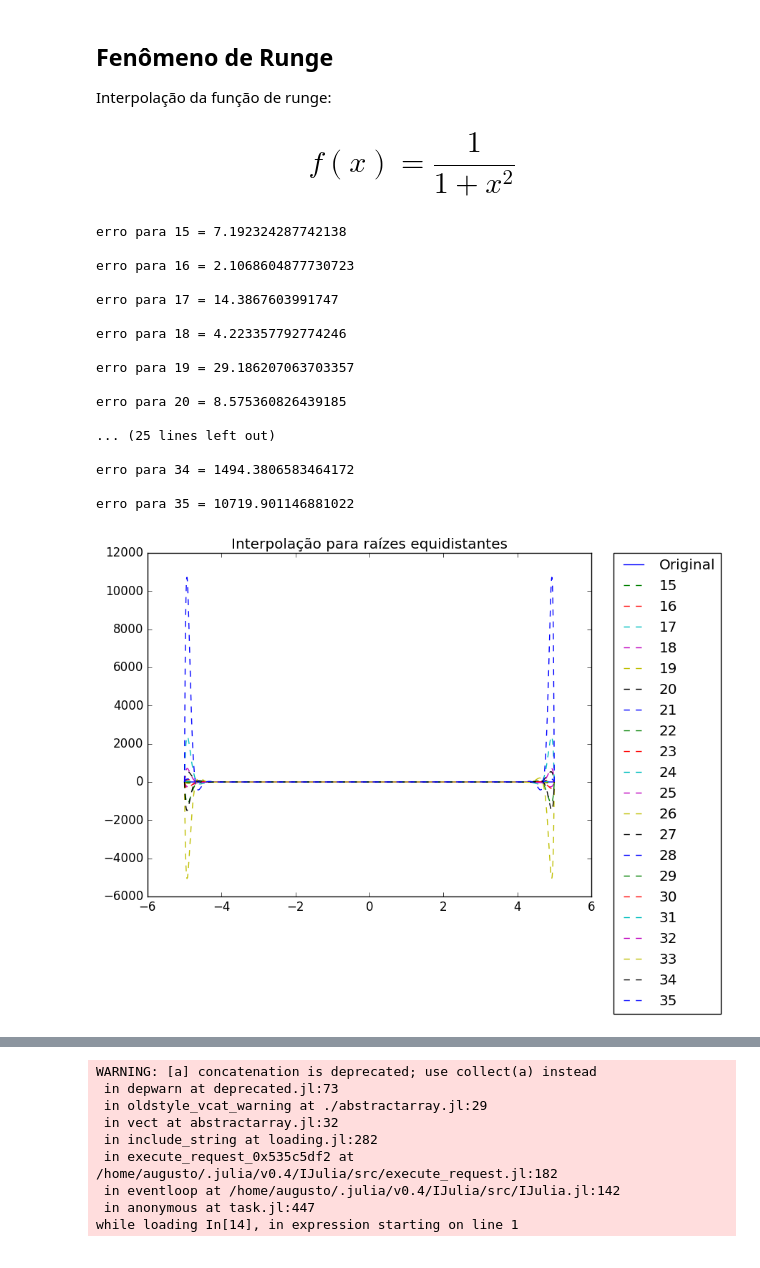
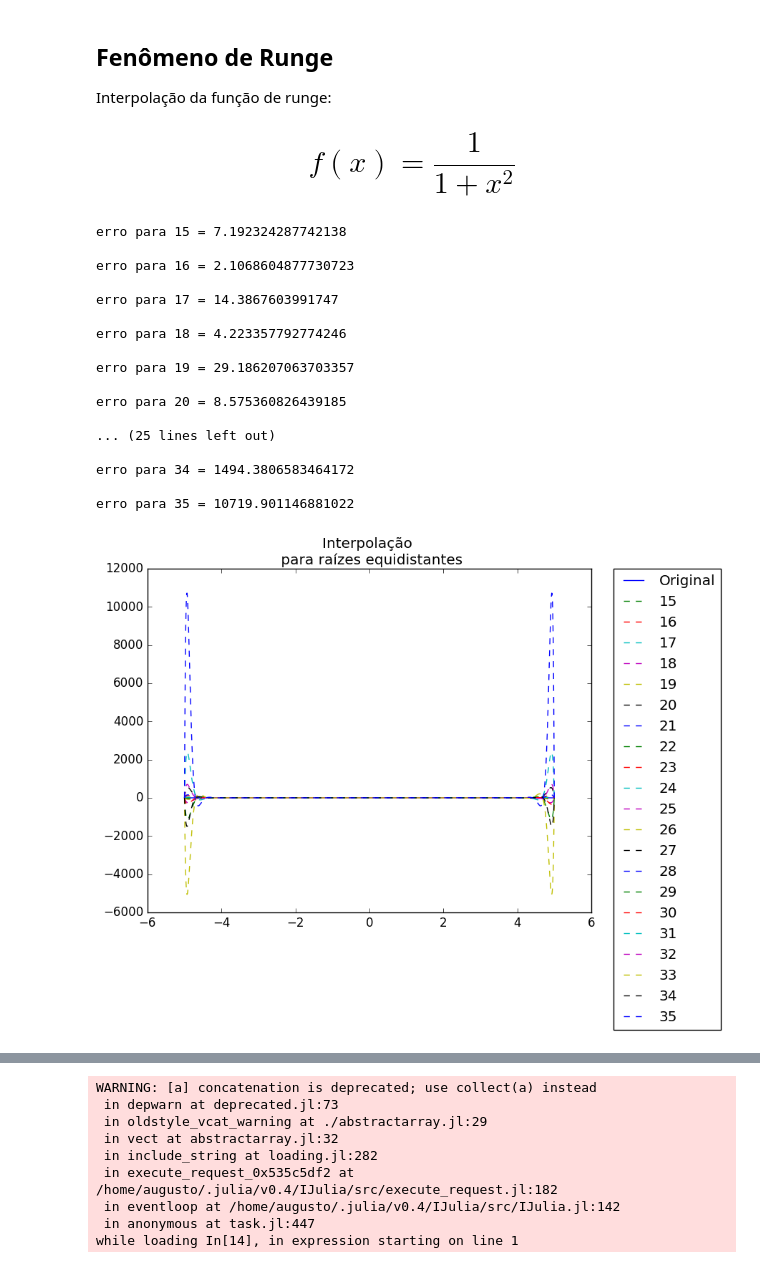
Before and after one commit to augustot2/monografia, a Jupyter notebook: src/codes/interpolation.ipynb, the cells around one changed output, grey strips where cells are left out. Saved outputs shown, nothing was run; the diff lists cells and outputs as text; code cells hidden in the pictures.

```diff
--- a/src/codes/interpolation.ipynb
+++ b/src/codes/interpolation.ipynb
@@ -111,7 +111,7 @@ nx = 1000
 x2 = linspace(a, b, nx)
 ye2 = f(x2)
 plot(x2, ye2, "-",label="Original")
-title("Interpolação para raízes equidistantes")
+title("Interpolação \n para raízes equidistantes")
 legend()
 N = 35
 l = 0.0
@@ -126,34 +126,34 @@ for Q in 15:1:N
     ye = f(z)
     #interpola os pontos por polinômios de lagrange
     Im = interp_mat(x, z)
     y =  Im * ye
     plot(x, y, "--",label = "$Q")
     legend(bbox_to_anchor=(1.05, 1), loc=2, borderaxespad=0.)
     println("  ")
 
     erro = maxabs(y-ye2)
     l = [l maxabs(y-ye2)]
     println("erro para $Q = $erro")
 end
 # %% [output]
 erro para 15 = 7.192324287742138
 
 erro para 16 = 2.1068604877730723
 
 erro para 17 = 14.3867603991747
 
 erro para 18 = 4.223357792774246
 
 erro para 19 = 29.186207063703357
 
 erro para 20 = 8.575360826439185
 
 ... (25 lines left out)
 
 erro para 34 = 1494.3806583464172
 
 erro para 35 = 10719.901146881022
-[figure, old version]
+[figure, new version]
 # %%
 
 #intervalo
```
Also changed, not shown: parts of 4 cells of this notebook, 12 other files.
